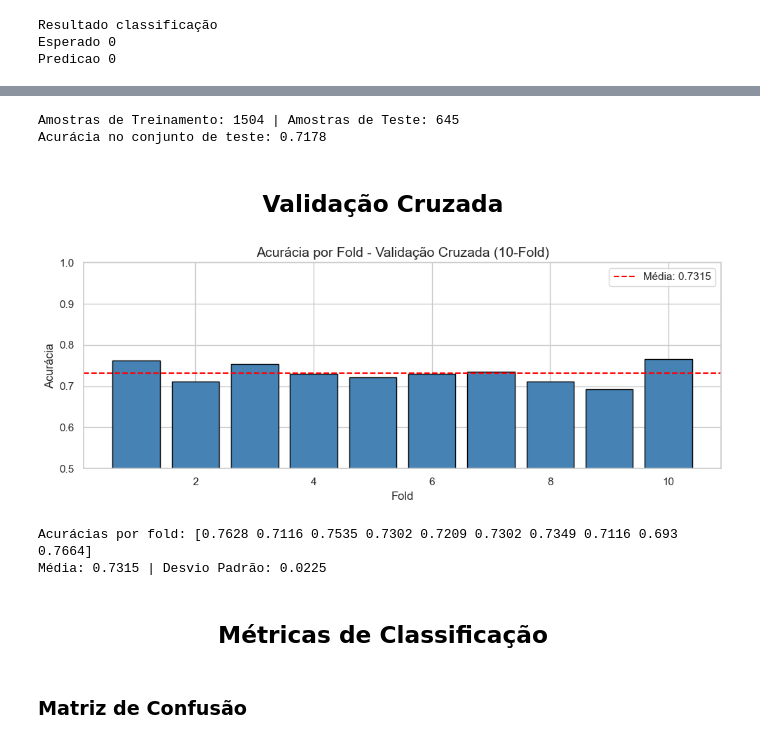
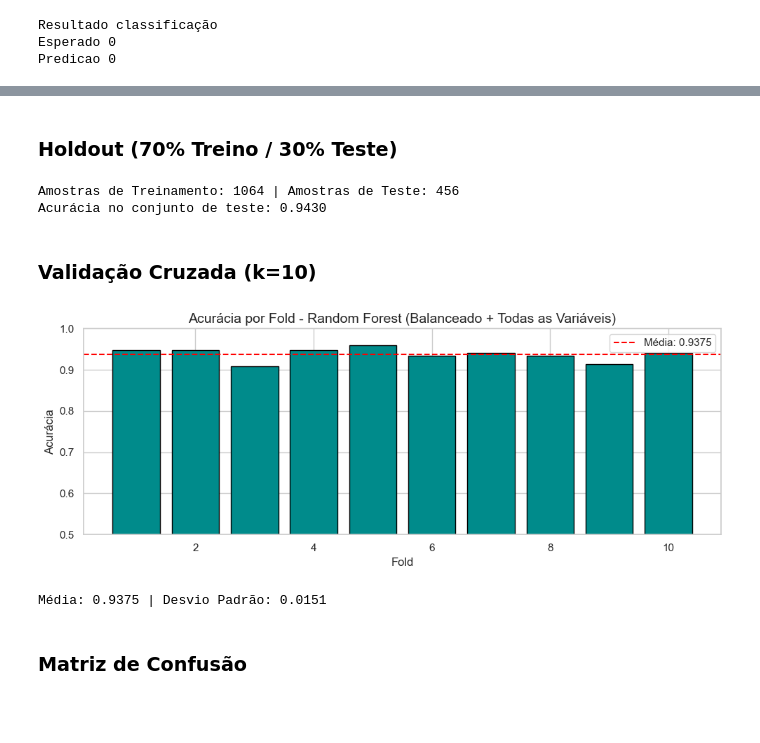
Before and after one commit to fleiviobr/ProjetoCIDA, a Jupyter notebook: ProjetoFinal.ipynb, the cells around one changed output, grey strips where cells are left out. Saved outputs shown, nothing was run; the diff lists cells and outputs as text; code cells hidden in the pictures; blank space fills up the shorter version.

```diff
--- a/ProjetoFinal.ipynb
+++ b/ProjetoFinal.ipynb
@@ -538,0 +852,17 @@ Predicao 0
+# %%
+from sklearn.utils import resample
+
+# Balanceia df_analise (todas as variáveis) em 50/50 por undersampling
+df_maj_f = df_analise[df_analise['Diagnostico'] == 0]
+df_min_f = df_analise[df_analise['Diagnostico'] == 1]
+df_maj_f_under = resample(df_maj_f, replace=False, n_samples=len(df_min_f), random_state=42)
+df_bal_full = pd.concat([df_maj_f_under, df_min_f]).sample(frac=1, random_state=42).reset_index(drop=True)
+
+print('Distribuição balanceada (50/50):')
+print(df_bal_full['Diagnostico'].value_counts())
+
+# Todas as variáveis (contínuas + categóricas), exceto o alvo
+X_fb = df_bal_full.drop(columns=['Diagnostico'])
+y_fb = df_bal_full['Diagnostico']
+X_fb_scaled = StandardScaler().fit_transform(X_fb)
+print(f'\nVariáveis usadas: {X_fb.shape[1]}')
@@ -539,44 +877,43 @@ Predicao 0
+# %% [markdown]
+<h3>Holdout (70% Treino / 30% Teste)</h3>
 # %%
-from sklearn.neighbors import KNeighborsClassifier
+from sklearn.ensemble import RandomForestClassifier
 from sklearn.model_selection import train_test_split
 
-X_train, X_test, y_train, y_test = train_test_split(X_scaled, y, test_size=0.3, random_state=42)
+X_train_fb, X_test_fb, y_train_fb, y_test_fb = train_test_split(
+    X_fb_scaled, y_fb, test_size=0.3, random_state=42, stratify=y_fb)
 
-knn = KNeighborsClassifier(n_neighbors=5)
-knn.fit(X_train, y_train)
-y_pred = knn.predict(X_test)
+rf_fb = RandomForestClassifier(random_state=42)
+rf_fb.fit(X_train_fb, y_train_fb)
+y_pred_fb = rf_fb.predict(X_test_fb)
 
-print(f"Amostras de Treinamento: {X_train.shape[0]} | Amostras de Teste: {X_test.shape[0]}")
-print(f"Acurácia no conjunto de teste: {knn.score(X_test, y_test):.4f}")
+print(f"Amostras de Treinamento: {X_train_fb.shape[0]} | Amostras de Teste: {X_test_fb.shape[0]}")
+print(f"Acurácia no conjunto de teste: {rf_fb.score(X_test_fb, y_test_fb):.4f}")
 # %% [output]
-Amostras de Treinamento: 1504 | Amostras de Teste: 645
-Acurácia no conjunto de teste: 0.7178
+Amostras de Treinamento: 1064 | Amostras de Teste: 456
+Acurácia no conjunto de teste: 0.9430
-# %% [markdown]
-<h2 style="text-align:center;">Validação Cruzada</h2>
+# %% [markdown]
+<h3>Validação Cruzada (k=10)</h3>
 # %%
 from sklearn.model_selection import cross_val_score, StratifiedKFold
 
 cv = StratifiedKFold(n_splits=10, shuffle=True, random_state=42)
-scores = cross_val_score(KNeighborsClassifier(n_neighbors=5), X_scaled, y, cv=cv, scoring='accuracy')
+scores_fb = cross_val_score(RandomForestClassifier(random_state=42), X_fb_scaled, y_fb, cv=cv, scoring='accuracy')
 
 plt.figure(figsize=(10, 4))
-plt.bar(range(1, 11), scores, color='steelblue', edgecolor='black')
-plt.axhline(scores.mean(), color='red', linestyle='--', label=f'Média: {scores.mean():.4f}')
-plt.title('Acurácia por Fold - Validação Cruzada (10-Fold)', fontsize=14)
+plt.bar(range(1, 11), scores_fb, color='darkcyan', edgecolor='black')
+plt.axhline(scores_fb.mean(), color='red', linestyle='--', label=f'Média: {scores_fb.mean():.4f}')
+plt.title('Acurácia por Fold - Random Forest (Balanceado + Todas as Variáveis)', fontsize=14)
 plt.xlabel('Fold')
 plt.ylabel('Acurácia')
 plt.ylim(0.5, 1.0)
 plt.legend()
 plt.tight_layout()
 plt.show()
 
-print(f"Acurácias por fold: {scores.round(4)}")
-print(f"Média: {scores.mean():.4f} | Desvio Padrão: {scores.std():.4f}")
+print(f"Média: {scores_fb.mean():.4f} | Desvio Padrão: {scores_fb.std():.4f}")
 # %% [output]
-[figure, old version]
+[figure, new version]
-Acurácias por fold: [0.7628 0.7116 0.7535 0.7302 0.7209 0.7302 0.7349 0.7116 0.693  0.7664]
-Média: 0.7315 | Desvio Padrão: 0.0225
+Média: 0.9375 | Desvio Padrão: 0.0151
-# %% [markdown]
-<h2 style="text-align:center;">Métricas de Classificação</h2>
 # %% [markdown]
 <h3>Matriz de Confusão</h3>
```
Also changed, not shown: parts of 102 cells of this notebook, 1 other file.
